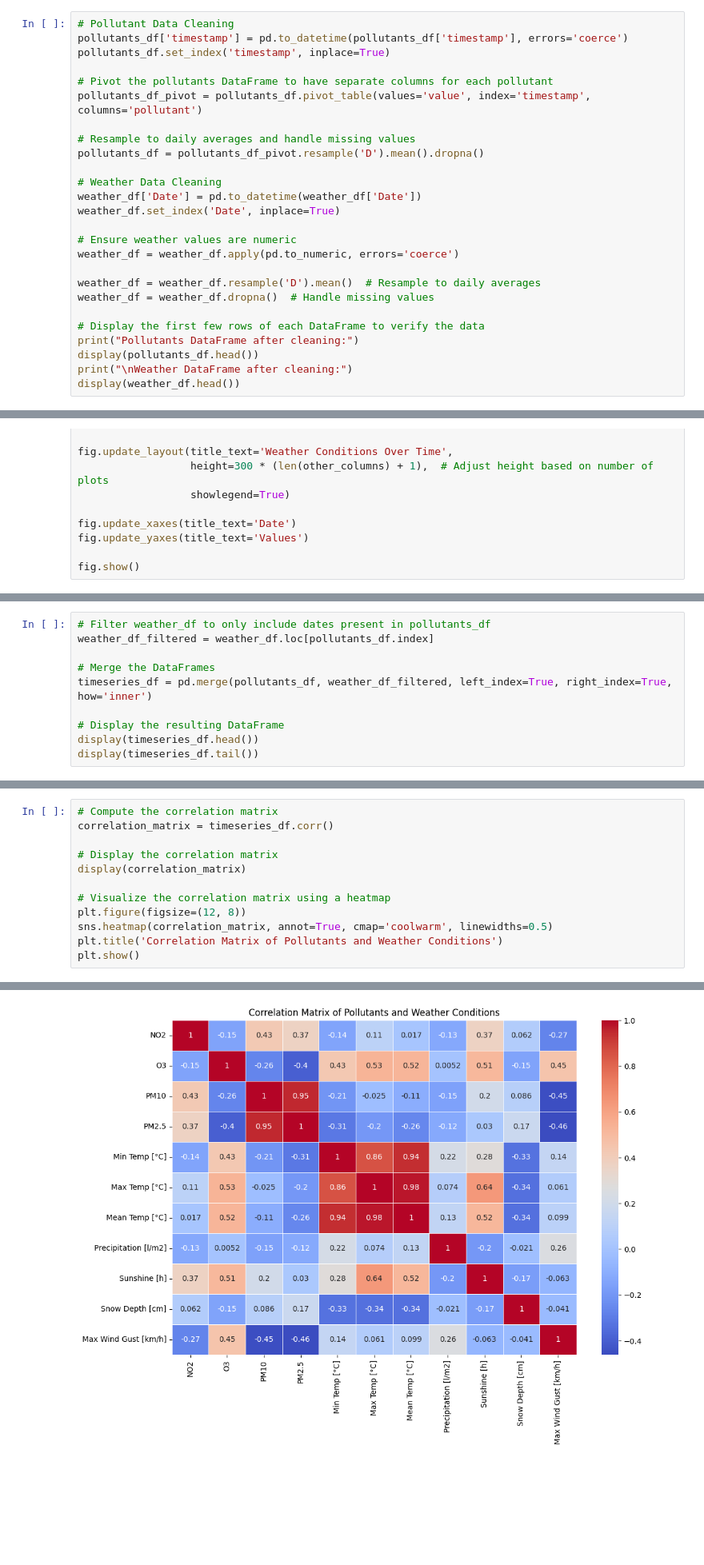
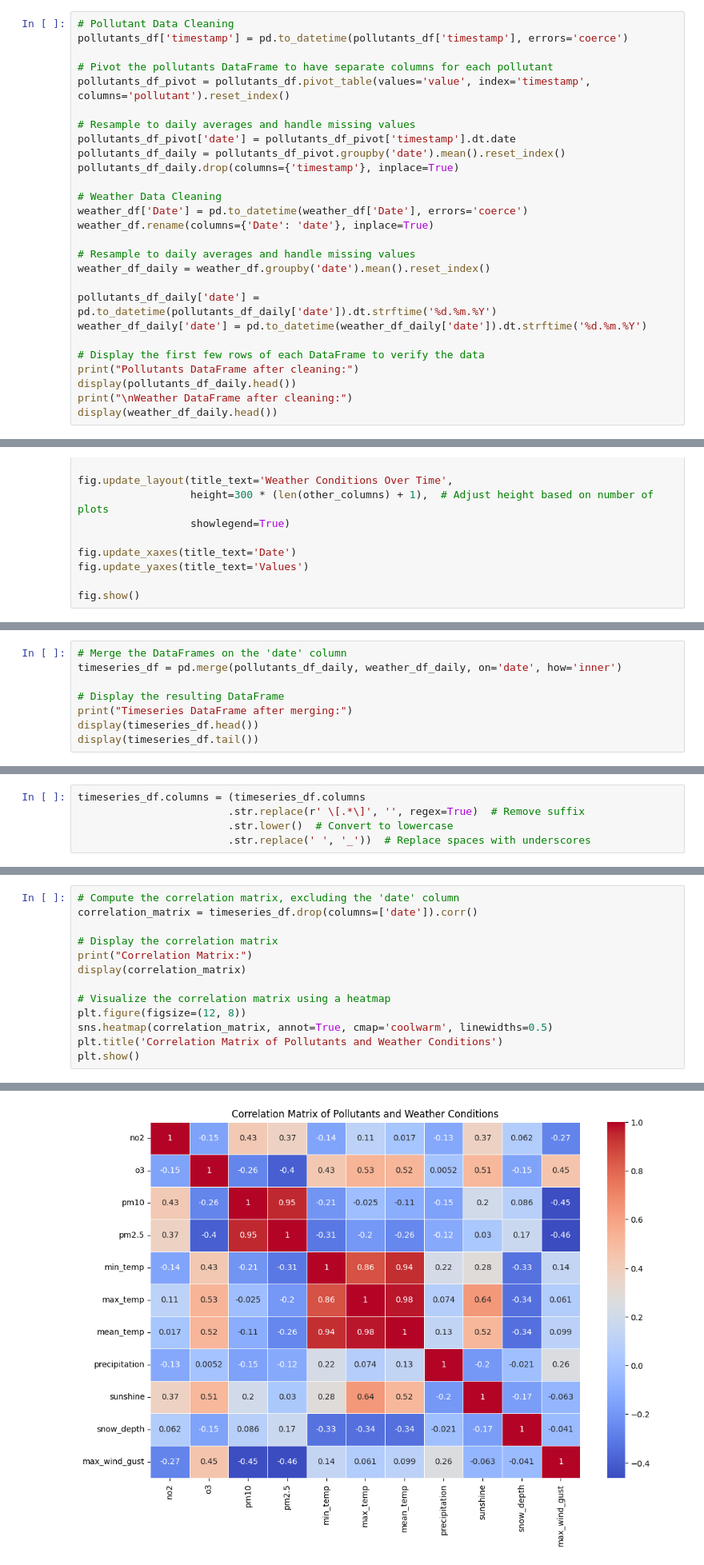
Before and after one commit to markuskuehnle/ulm-air-quality, a Jupyter notebook: notebooks/05_exploratory_data_analysis_patterns.ipynb, the cells around one changed output, grey strips where cells are left out. Shown at 80% size. Drawn from its saved outputs; the diff is of its cells as text; blank space fills up the shorter version.

```diff
--- a/notebooks/05_exploratory_data_analysis_patterns.ipynb
+++ b/notebooks/05_exploratory_data_analysis_patterns.ipynb
@@ -52,28 +52,29 @@ display(weather_df.head())
 # %%
 # Pollutant Data Cleaning
 pollutants_df['timestamp'] = pd.to_datetime(pollutants_df['timestamp'], errors='coerce')
-pollutants_df.set_index('timestamp', inplace=True)
 
 # Pivot the pollutants DataFrame to have separate columns for each pollutant
-pollutants_df_pivot = pollutants_df.pivot_table(values='value', index='timestamp', columns='pollutant')
+pollutants_df_pivot = pollutants_df.pivot_table(values='value', index='timestamp', columns='pollutant').reset_index()
 
 # Resample to daily averages and handle missing values
-pollutants_df = pollutants_df_pivot.resample('D').mean().dropna()
+pollutants_df_pivot['date'] = pollutants_df_pivot['timestamp'].dt.date
+pollutants_df_daily = pollutants_df_pivot.groupby('date').mean().reset_index()
+pollutants_df_daily.drop(columns={'timestamp'}, inplace=True)
 
 # Weather Data Cleaning
-weather_df['Date'] = pd.to_datetime(weather_df['Date'])
-weather_df.set_index('Date', inplace=True)
+weather_df['Date'] = pd.to_datetime(weather_df['Date'], errors='coerce')
+weather_df.rename(columns={'Date': 'date'}, inplace=True)
 
-# Ensure weather values are numeric
-weather_df = weather_df.apply(pd.to_numeric, errors='coerce')
+# Resample to daily averages and handle missing values
+weather_df_daily = weather_df.groupby('date').mean().reset_index()
 
-weather_df = weather_df.resample('D').mean()  # Resample to daily averages
-weather_df = weather_df.dropna()  # Handle missing values
+pollutants_df_daily['date'] = pd.to_datetime(pollutants_df_daily['date']).dt.strftime('%d.%m.%Y')
+weather_df_daily['date'] = pd.to_datetime(weather_df_daily['date']).dt.strftime('%d.%m.%Y')
 
 # Display the first few rows of each DataFrame to verify the data
 print("Pollutants DataFrame after cleaning:")
-display(pollutants_df.head())
+display(pollutants_df_daily.head())
 print("\nWeather DataFrame after cleaning:")
-display(weather_df.head())
+display(weather_df_daily.head())
 # %% [output]
 Pollutants DataFrame after cleaning:
@@ -251,11 +255,9 @@ Last date in pollutants_df: 2024-04-16 00:00:00
 # %%
-# Filter weather_df to only include dates present in pollutants_df
-weather_df_filtered = weather_df.loc[pollutants_df.index]
-
-# Merge the DataFrames
-timeseries_df = pd.merge(pollutants_df, weather_df_filtered, left_index=True, right_index=True, how='inner')
+# Merge the DataFrames on the 'date' column
+timeseries_df = pd.merge(pollutants_df_daily, weather_df_daily, on='date', how='inner')
 
 # Display the resulting DataFrame
+print("Timeseries DataFrame after merging:")
 display(timeseries_df.head())
 display(timeseries_df.tail())
 # %% [output]
@@ -275,0 +277,5 @@ display(timeseries_df.tail())
+# %%
+timeseries_df.columns = (timeseries_df.columns
+                        .str.replace(r' \[.*\]', '', regex=True)  # Remove suffix
+                        .str.lower()  # Convert to lowercase
+                        .str.replace(' ', '_'))  # Replace spaces with underscores
@@ -276,8 +291,9 @@ display(timeseries_df.tail())
 # %%
-# Compute the correlation matrix
-correlation_matrix = timeseries_df.corr()
+# Compute the correlation matrix, excluding the 'date' column
+correlation_matrix = timeseries_df.drop(columns=['date']).corr()
 
 # Display the correlation matrix
+print("Correlation Matrix:")
 display(correlation_matrix)
 
 # Visualize the correlation matrix using a heatmap
@@ -301 +318 @@ plt.show()
-[figure, old version]
+[figure, new version]
```
Also changed, not shown: parts of 12 cells of this notebook, 2 other files.
